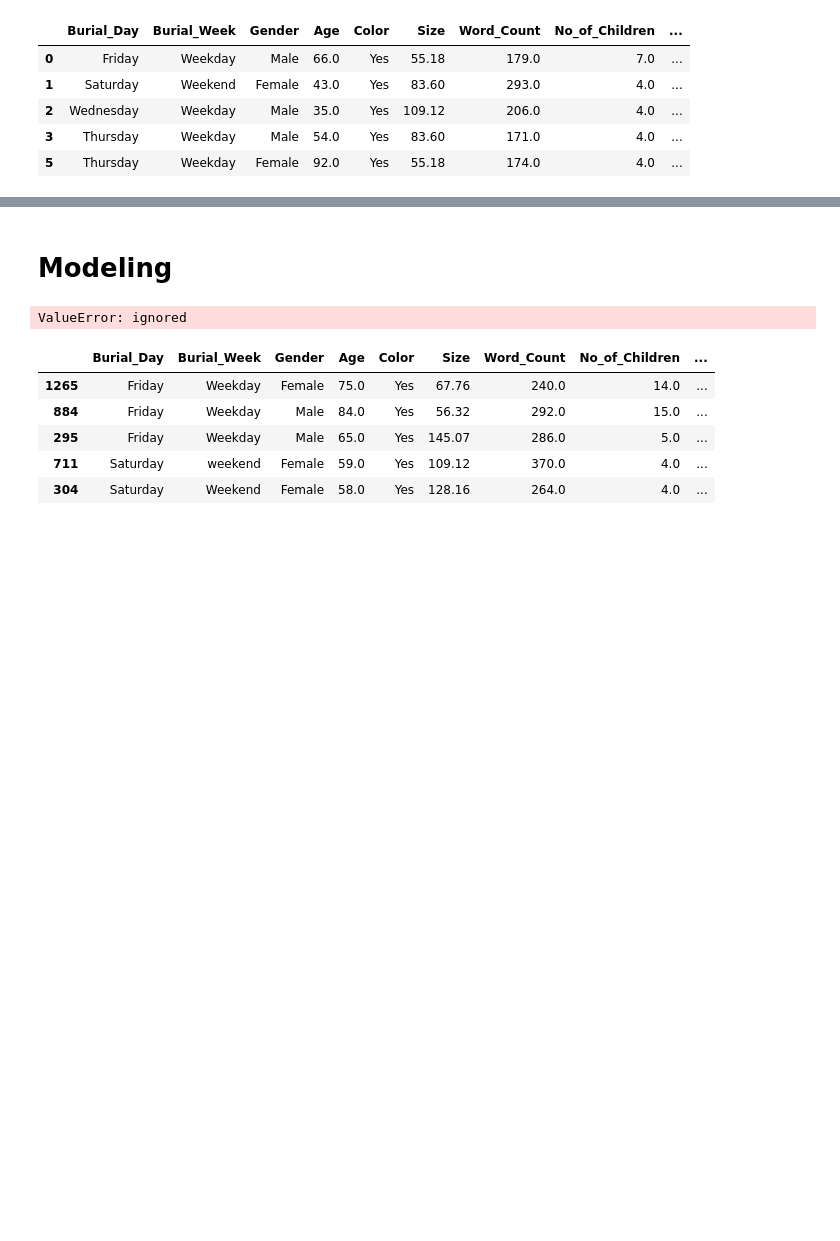
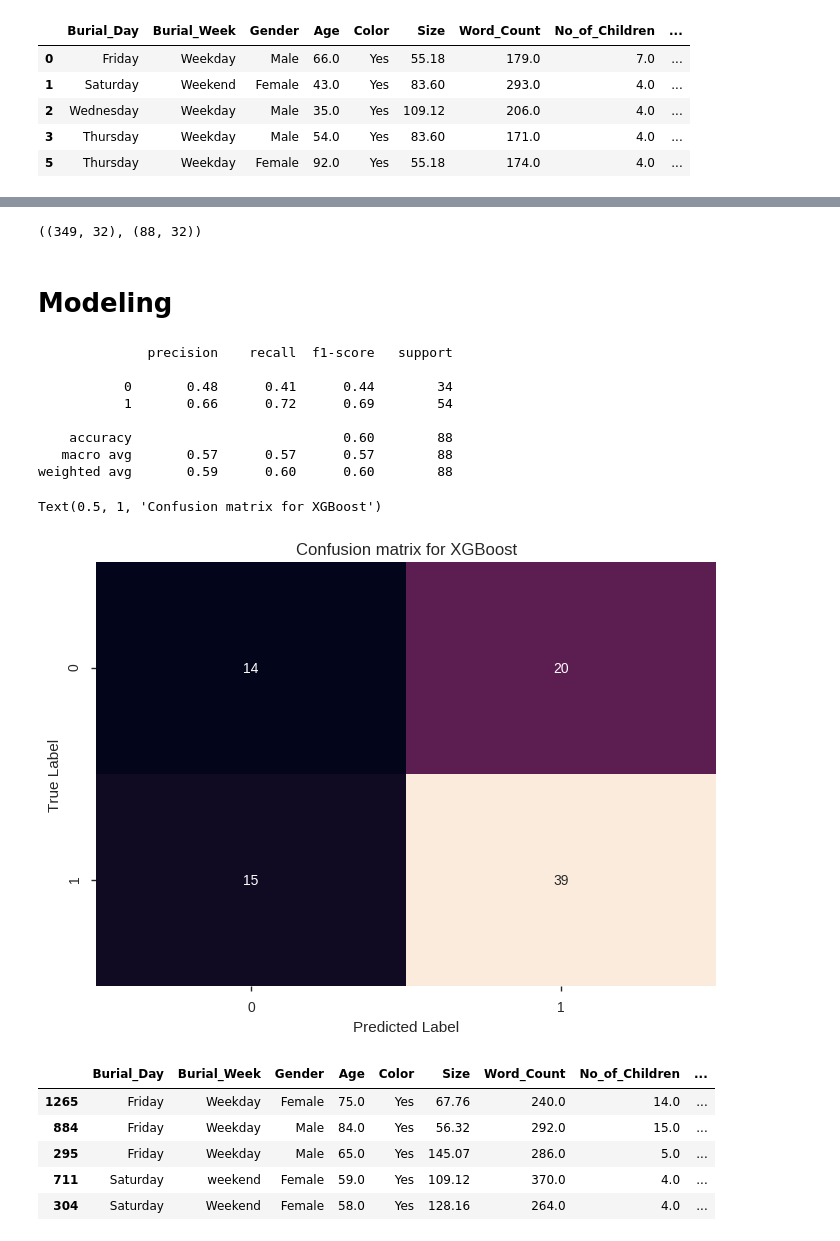
Before and after one commit to M-Waweru/DengueChallenge, a Jupyter notebook: Obituaries.ipynb, the cells around one changed output, grey strips where cells are left out. Cells and saved outputs as stored; diff of their text form; code cells hidden in the pictures; blank space fills up the shorter version.

```diff
--- a/Obituaries.ipynb
+++ b/Obituaries.ipynb
@@ -667,0 +716,6 @@ x_train.shape, x_test.shape
+# %%
+en_y = encoded_df['Fundraising']
+
+en_x = encoded_df.drop(['Name', 'Announcement', 'Death', 'Burial', 'Fundraising'], axis=1)
+
+en_x.head()
@@ -668,3 +729,10 @@ x_train.shape, x_test.shape
+# %%
+enx_train, enx_test, eny_train, eny_test = train_test_split(en_x, en_y,
+                                                    test_size=0.2,
+                                                    random_state=7)
+enx_train.shape, enx_test.shape
+# %% [output]
+((349, 32), (88, 32))
 # %% [markdown]
 # Modeling
 # %%
@@ -672,13 +740,29 @@ x_train.shape, x_test.shape
 
 xgb_classifier = xgb.XGBClassifier()
 
-xgb_classifier.fit(x_train, y_train)
+xgb_classifier.fit(enx_train, eny_train)
 
-xgb_pred = xgb_classifier.predict(x_test)
+xgb_pred = xgb_classifier.predict(enx_test)
 
-accuracy_score(y_test, xgb_pred)
+print(classification_report(eny_test, xgb_pred))
 # %% [output]
-ValueError: ignored
+              precision    recall  f1-score   support
+
+           0       0.48      0.41      0.44        34
+           1       0.66      0.72      0.69        54
+
+    accuracy                           0.60        88
+   macro avg       0.57      0.57      0.57        88
+weighted avg       0.59      0.60      0.60        88
+# %%
+xgb_cm = confusion_matrix(eny_test, xgb_pred)
+sns.heatmap(xgb_cm, annot=True, cbar=False)
+plt.ylabel('True Label')
+plt.xlabel('Predicted Label')
+plt.title('Confusion matrix for XGBoost')
+# %% [output]
+Text(0.5, 1, 'Confusion matrix for XGBoost')
+[figure, added]
 # %%
 x_train.head()
 # %% [output]
```
Also changed, not shown: parts of 19 cells of this notebook.
